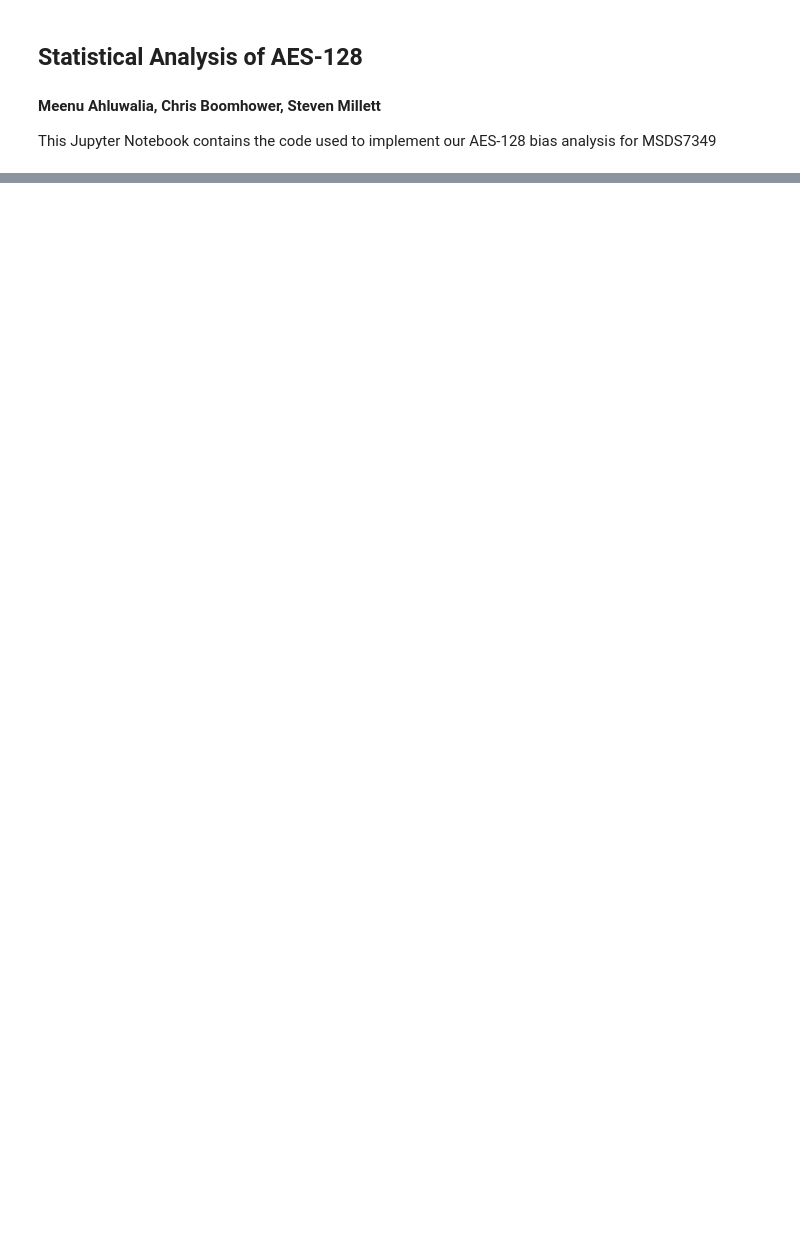
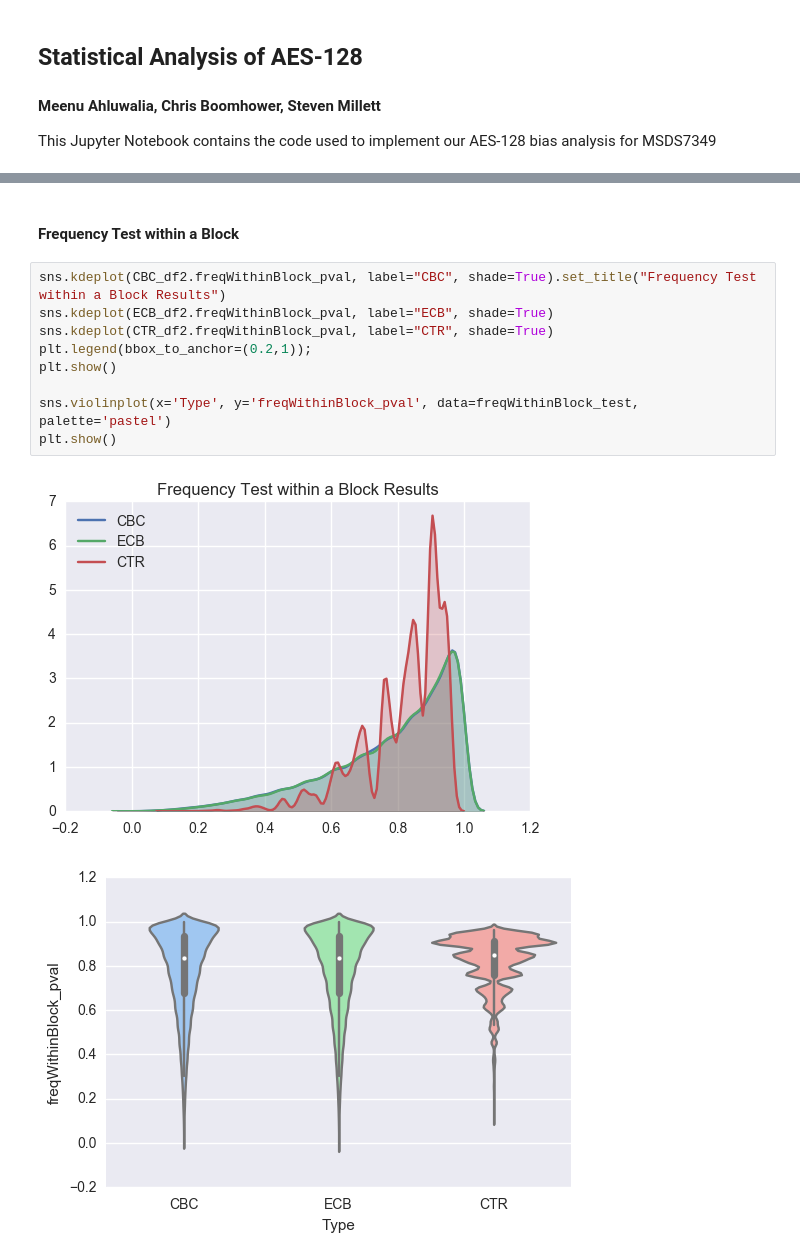
Before and after one commit to ChrisBoomhower/AES-128, a Jupyter notebook: Analysis/AES_Analysis.ipynb, the cells around one changed output, grey strips where cells are left out. Cells and saved outputs as stored; diff of their text form; blank space fills up the shorter version.

```diff
--- a/Analysis/AES_Analysis.ipynb
+++ b/Analysis/AES_Analysis.ipynb
@@ -1628,0 +625,14 @@ p_value
+# %% [markdown]
+#### Frequency Test within a Block
+# %%
+sns.kdeplot(CBC_df2.freqWithinBlock_pval, label="CBC", shade=True).set_title("Frequency Test within a Block Results")
+sns.kdeplot(ECB_df2.freqWithinBlock_pval, label="ECB", shade=True)
+sns.kdeplot(CTR_df2.freqWithinBlock_pval, label="CTR", shade=True)
+plt.legend(bbox_to_anchor=(0.2,1));
+plt.show()
+
+sns.violinplot(x='Type', y='freqWithinBlock_pval', data=freqWithinBlock_test, palette='pastel')
+plt.show()
+# %% [output]
+[figure, added]
+[figure, added]
```
Also changed, not shown: parts of 125 cells of this notebook.
